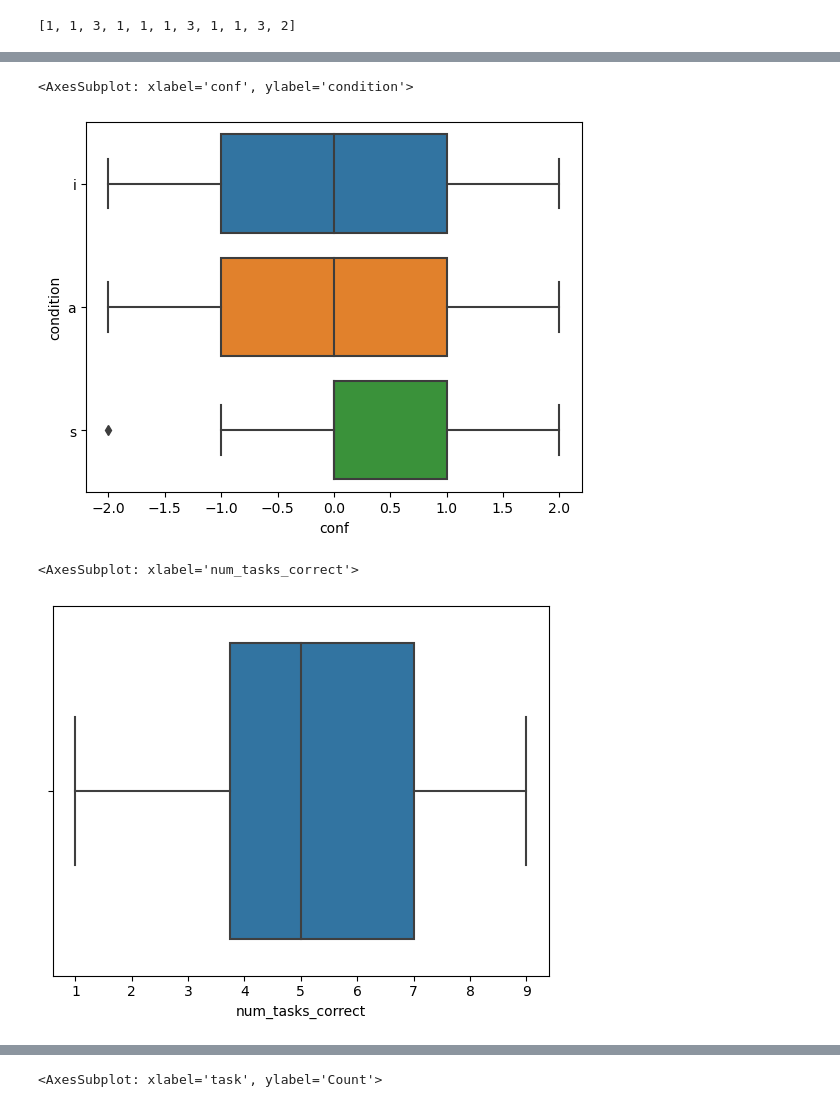
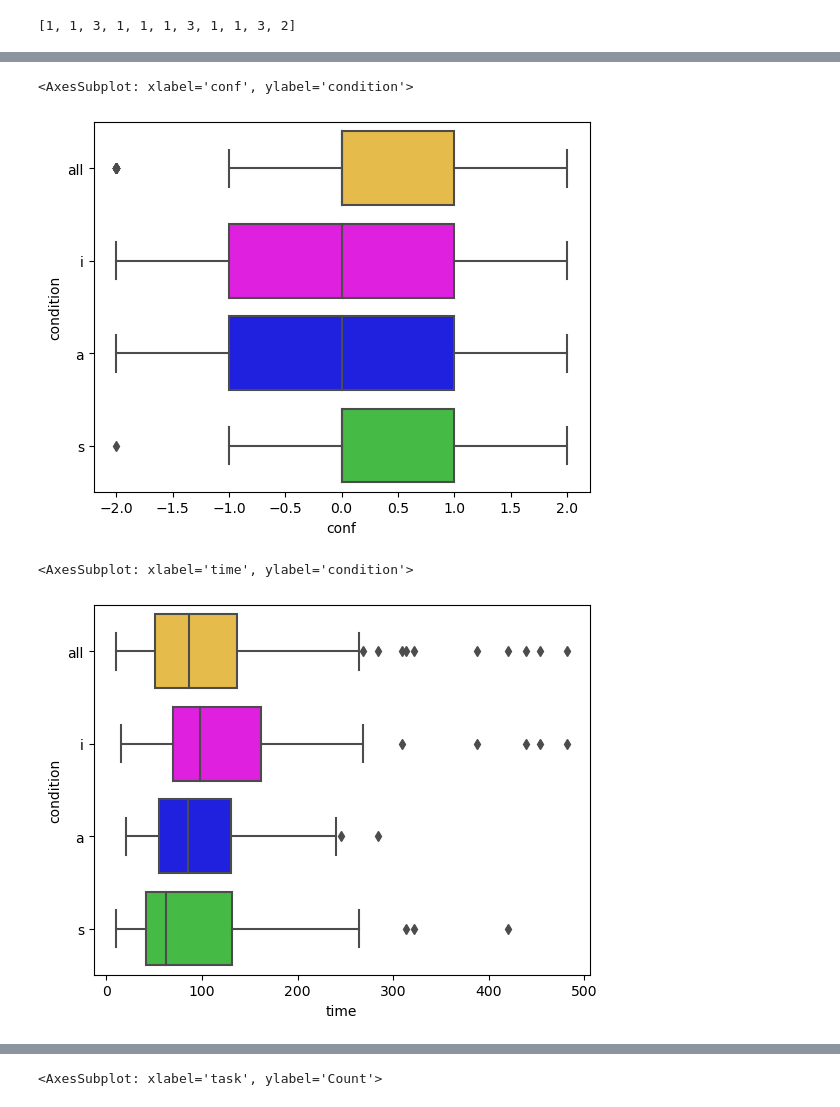
Before and after one commit to evdoxiataka/simulated_interventions_study_analysis, a Jupyter notebook: descriptive_stats.ipynb, the cells around one changed output, grey strips where cells are left out. Drawn from its saved outputs; the diff is of its cells as text; code cells hidden in the pictures.

Commit message:
refines analysis, plots demographics statistics

```diff
--- a/descriptive_stats.ipynb
+++ b/descriptive_stats.ipynb
@@ -7,6 +7,7 @@ from utils.db.get_data_db import get_data_json
 ## accuracy
 from utils.information_retrieval import get_times_per_tt, get_confidence_per_tt, get_answers_scores_multiple_sel, get_answers_scores_single_sel
 
+from adjustText import adjust_text
 import numpy as np
 
 import seaborn as sns
@@ -18,6 +19,10 @@ warnings.filterwarnings('ignore')
 
 db_file_path = 'data/study_02.db'
 data = get_data_json(db_file_path)
+
+p = {'a':'blue','i':'magenta','s':'#32CD32','all':'#FFC831'}
+hue_order = ['all','i','a','s']
+# p = sns.color_palette("bright", 8)
 # %% [markdown]
 ## Data cleaning
 
@@ -138,13 +143,14 @@ answ_sc_i_interv_T2['t11']
 [1, 1, 3, 1, 1, 1, 3, 1, 1, 3, 2]
 # %%
 ## T1
-data = {'accuracy': [], 'time': [],'conf': [], 'condition': [], 'task':[], 'participant':[]}
+data = {'accuracy': [], 'time': [],'conf': [], 'condition': [], 'task':[], 'participant':[],'intervention':[]}
 participants_i = [p for p,p_details in data_processed.items()
                       if p_details['mode'] == 'i' ]
 participants_s = [p for p,p_details in data_processed.items()
                       if p_details['mode'] == 's']
 participants_a = [p for p,p_details in data_processed.items()
                       if p_details['mode'] == 'a']
+task_types = {'t1':'atomic','t2':'atomic','t3':'atomic','t4':'atomic','t5':'atomic','t6':'shift','t7':'shift','t8':'variance','t9':'variance','t10':'variance','t11':'atomic','t12':'atomic','t13':'shift','t14':'shift','t15':'variance','t16':'variance'}
 ## INTERACTION
 answers = answ_sc_i_singl
 times = times_i['T1']
@@ -152,12 +158,22 @@ confidence = conf_i['T1']
 mode = 'i'
 participants = participants_i
 for t in answers:
+    ## interactive
     data['accuracy'].extend(answers[t])
     data['time'].extend(times[t])
     data['conf'].extend(confidence[t])
     data['condition'].extend([mode]*len(answers[t]))
     data['task'].extend([t]*len(answers[t]))
     data['participant'].extend(participants)
+    data['intervention'].extend([task_types[t]]*len(answers[t]))
+    ##
+    data['accuracy'].extend(answers[t])
+    data['time'].extend(times[t])
+    data['conf'].extend(confidence[t])
+    data['condition'].extend(['all']*len(answers[t]))
+    data['task'].extend([t]*len(answers[t]))
+    data['participant'].extend(participants)
+    data['intervention'].extend([task_types[t]]*len(answers[t]))
 ## ANIMATION
 answers = answ_sc_a_singl
 times = times_a['T1']
@@ -165,12 +181,22 @@ confidence = conf_a['T1']
 mode = 'a'
 participants = participants_a
 for t in answers:
+    ## animated
     data['accuracy'].extend(answers[t])
     data['time'].extend(times[t])
     data['conf'].extend(confidence[t])
     data['condition'].extend([mode]*len(answers[t]))
     data['task'].extend([t]*len(answers[t]))
     data['participant'].extend(participants)
+    data['intervention'].extend([task_types[t]]*len(answers[t]))
+    ## all
+    data['accuracy'].extend(answers[t])
+    data['time'].extend(times[t])
+    data['conf'].extend(confidence[t])
+    data['condition'].extend(['all']*len(answers[t]))
+    data['task'].extend([t]*len(answers[t]))
+    data['participant'].extend(participants)
+    data['intervention'].extend([task_types[t]]*len(answers[t]))
 ## STATIC
 answers = answ_sc_s_singl
 times = times_s['T1']
@@ -178,16 +204,27 @@ confidence = conf_s['T1']
 mode = 's'
 participants = participants_s
 for t in answers:
+    ## static
     data['accuracy'].extend(answers[t])
     data['time'].extend(times[t])
     data['conf'].extend(confidence[t])
     data['condition'].extend([mode]*len(answers[t]))
     data['task'].extend([t]*len(answers[t]))
     data['participant'].extend(participants)
+    data['intervention'].extend([task_types[t]]*len(answers[t]))
+    ## all
+    data['accuracy'].extend(answers[t])
+    data['time'].extend(times[t])
+    data['conf'].extend(confidence[t])
+    data['condition'].extend(['all']*len(answers[t]))
+    data['task'].extend([t]*len(answers[t]))
+    data['participant'].extend(participants)
+    data['intervention'].extend([task_types[t]]*len(answers[t]))
 df = pd.DataFrame.from_dict(data)
 # %%
 data_perf_per_part = {'participant_id':[], 'num_tasks_correct':[], 'condition':[]}
 for p in df['participant'].unique():
+    ## per condition
     data_perf_per_part['num_tasks_correct'].append(df[df['participant'] == p]['accuracy'].sum())
     data_perf_per_part['participant_id'].append(str(p))
     if p in participants_i:
@@ -196,6 +233,10 @@ for p in df['participant'].unique():
         data_perf_per_part['condition'].append('a')
     elif p in participants_s:
         data_perf_per_part['condition'].append('s')
+    ## all
+    data_perf_per_part['num_tasks_correct'].append(df[df['participant'] == p]['accuracy'].sum())
+    data_perf_per_part['participant_id'].append(str(p))
+    data_perf_per_part['condition'].append('all')
 df_perf_part = pd.DataFrame.from_dict(data_perf_per_part)
 # %%
 ## T2 - MODELs
@@ -267,10 +308,10 @@ sns.boxplot(data=df_perf_part, x="num_tasks_correct", y="condition")
 # %%
-sns.boxplot(data=df, x="conf", y="condition")
+sns.boxplot(data=df, x="conf", y="condition", palette = p, hue_order=hue_order, order = hue_order)
 # %% [output]
 <AxesSubplot: xlabel='conf', ylabel='condition'>
-[figure, old version]
+[figure, new version]
 # %%
-sns.boxplot(data=df_perf_part, x="num_tasks_correct")
+sns.boxplot(data=df, x="time", y="condition", palette = p, hue_order=hue_order, order = hue_order)
 # %% [output]
-<AxesSubplot: xlabel='num_tasks_correct'>
+<AxesSubplot: xlabel='time', ylabel='condition'>
-[figure, old version]
+[figure, new version]
```
Also changed, not shown: parts of 8 cells of this notebook, 3 other files.
